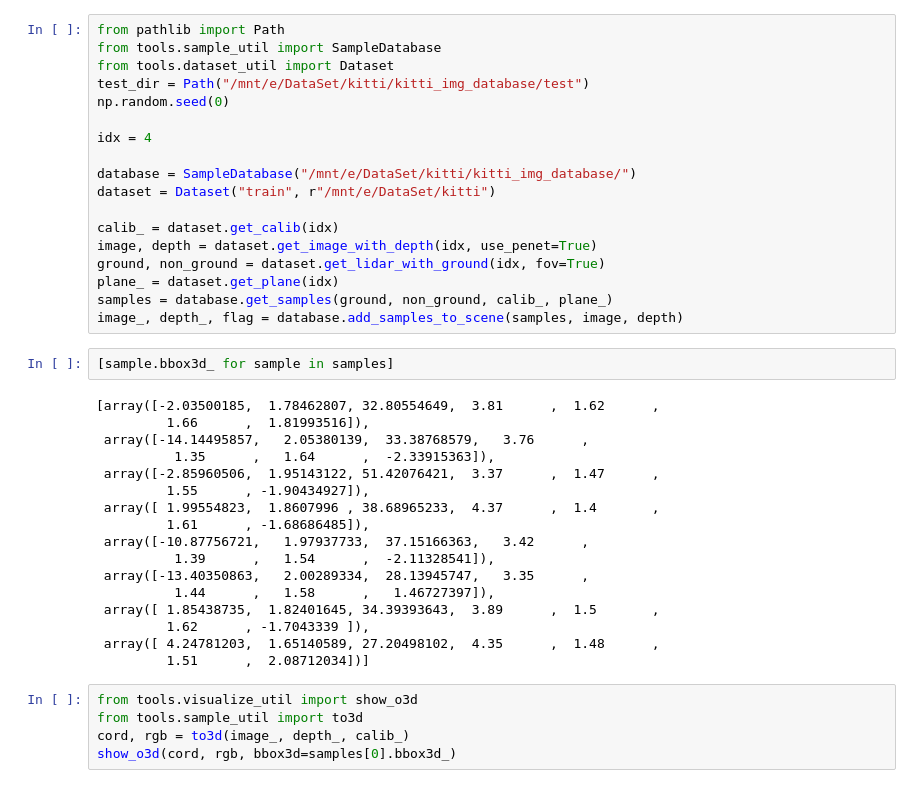
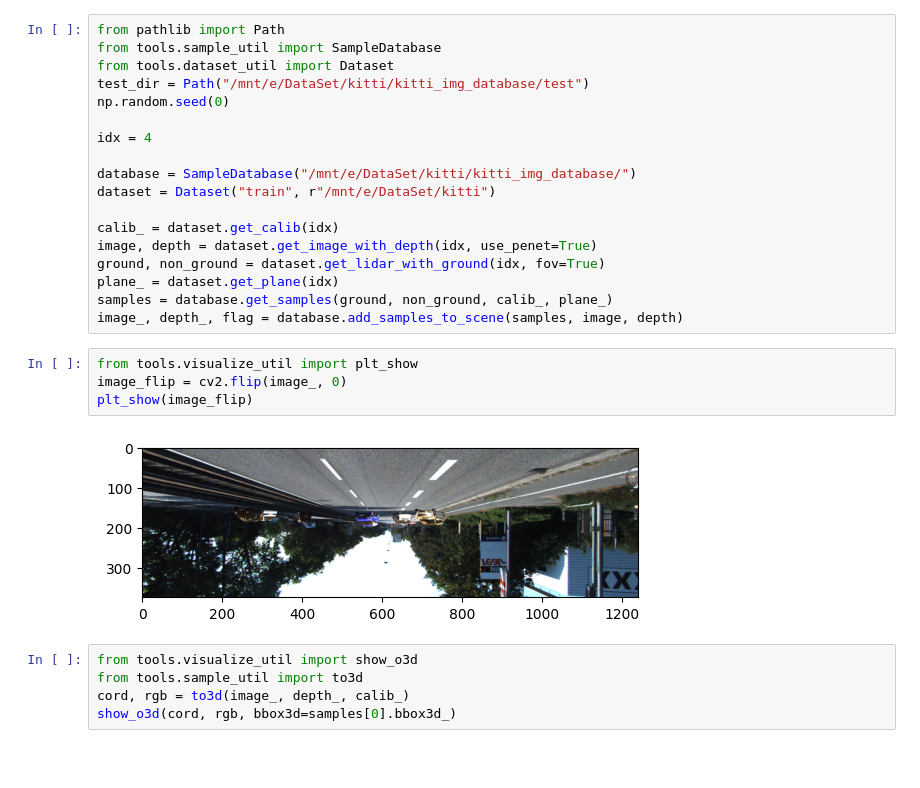
Before and after one commit to romantic-black/DID-M3D, a Jupyter notebook: notebooks/inpaint.ipynb, the cells around one changed output. Cells and saved outputs as stored; diff of their text form; blank space fills up the shorter version.

Commit message:
add: sample flip

```diff
--- a/notebooks/inpaint.ipynb
+++ b/notebooks/inpaint.ipynb
@@ -32,24 +31,11 @@ plane_ = dataset.get_plane(idx)
 samples = database.get_samples(ground, non_ground, calib_, plane_)
 image_, depth_, flag = database.add_samples_to_scene(samples, image, depth)
 # %%
-[sample.bbox3d_ for sample in samples]
+from tools.visualize_util import plt_show
+image_flip = cv2.flip(image_, 0)
+plt_show(image_flip)
 # %% [output]
-[array([-2.03500185,  1.78462807, 32.80554649,  3.81      ,  1.62      ,
-         1.66      ,  1.81993516]),
- array([-14.14495857,   2.05380139,  33.38768579,   3.76      ,
-          1.35      ,   1.64      ,  -2.33915363]),
- array([-2.85960506,  1.95143122, 51.42076421,  3.37      ,  1.47      ,
-         1.55      , -1.90434927]),
- array([ 1.99554823,  1.8607996 , 38.68965233,  4.37      ,  1.4       ,
-         1.61      , -1.68686485]),
- array([-10.87756721,   1.97937733,  37.15166363,   3.42      ,
-          1.39      ,   1.54      ,  -2.11328541]),
- array([-13.40350863,   2.00289334,  28.13945747,   3.35      ,
-          1.44      ,   1.58      ,   1.46727397]),
- array([ 1.85438735,  1.82401645, 34.39393643,  3.89      ,  1.5       ,
-         1.62      , -1.7043339 ]),
- array([ 4.24781203,  1.65140589, 27.20498102,  4.35      ,  1.48      ,
-         1.51      ,  2.08712034])]
+[figure, added]
 # %%
 from tools.visualize_util import show_o3d
 from tools.sample_util import to3d
```
Also changed, not shown: parts of 3 cells of this notebook, 2 other files.
